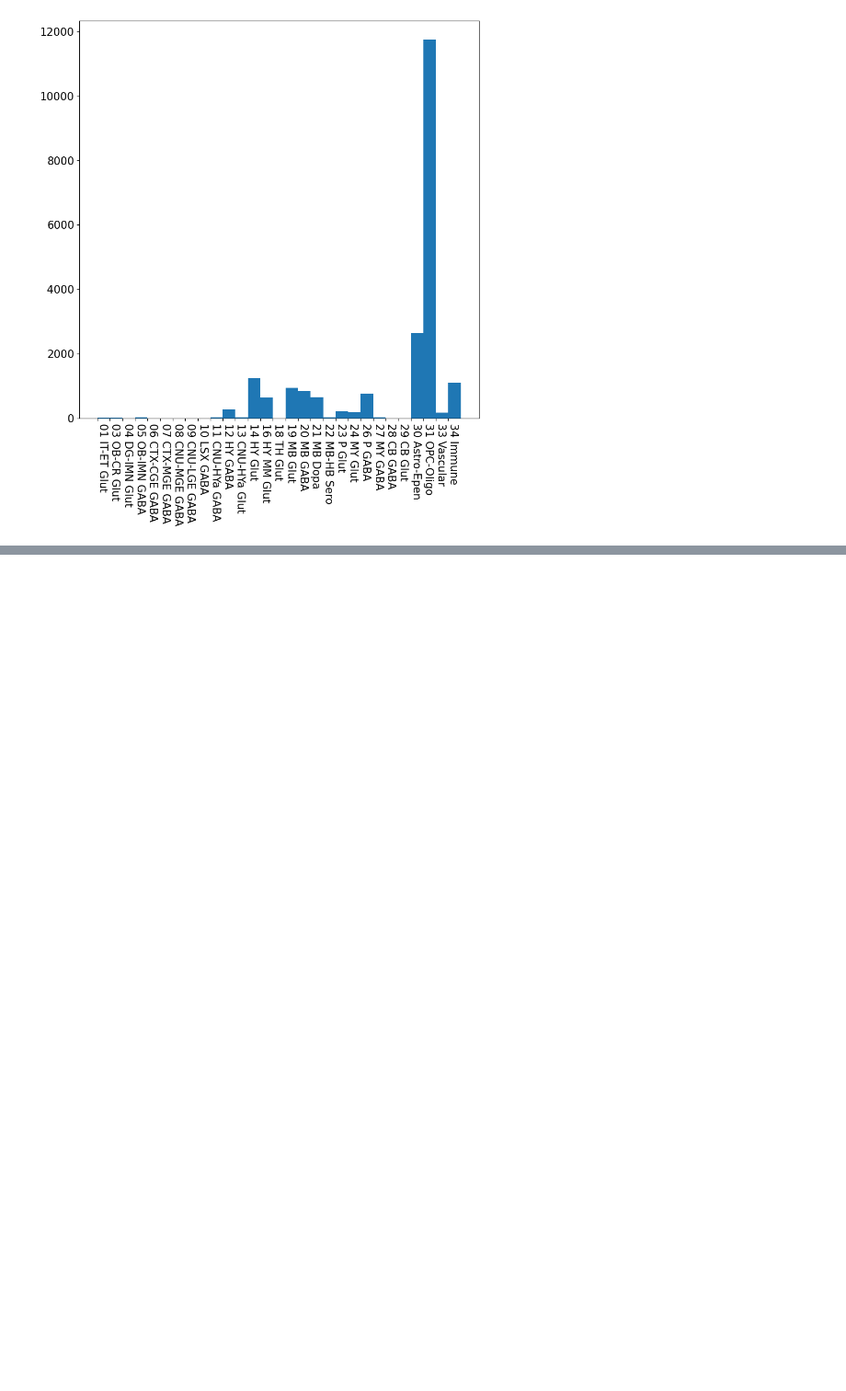
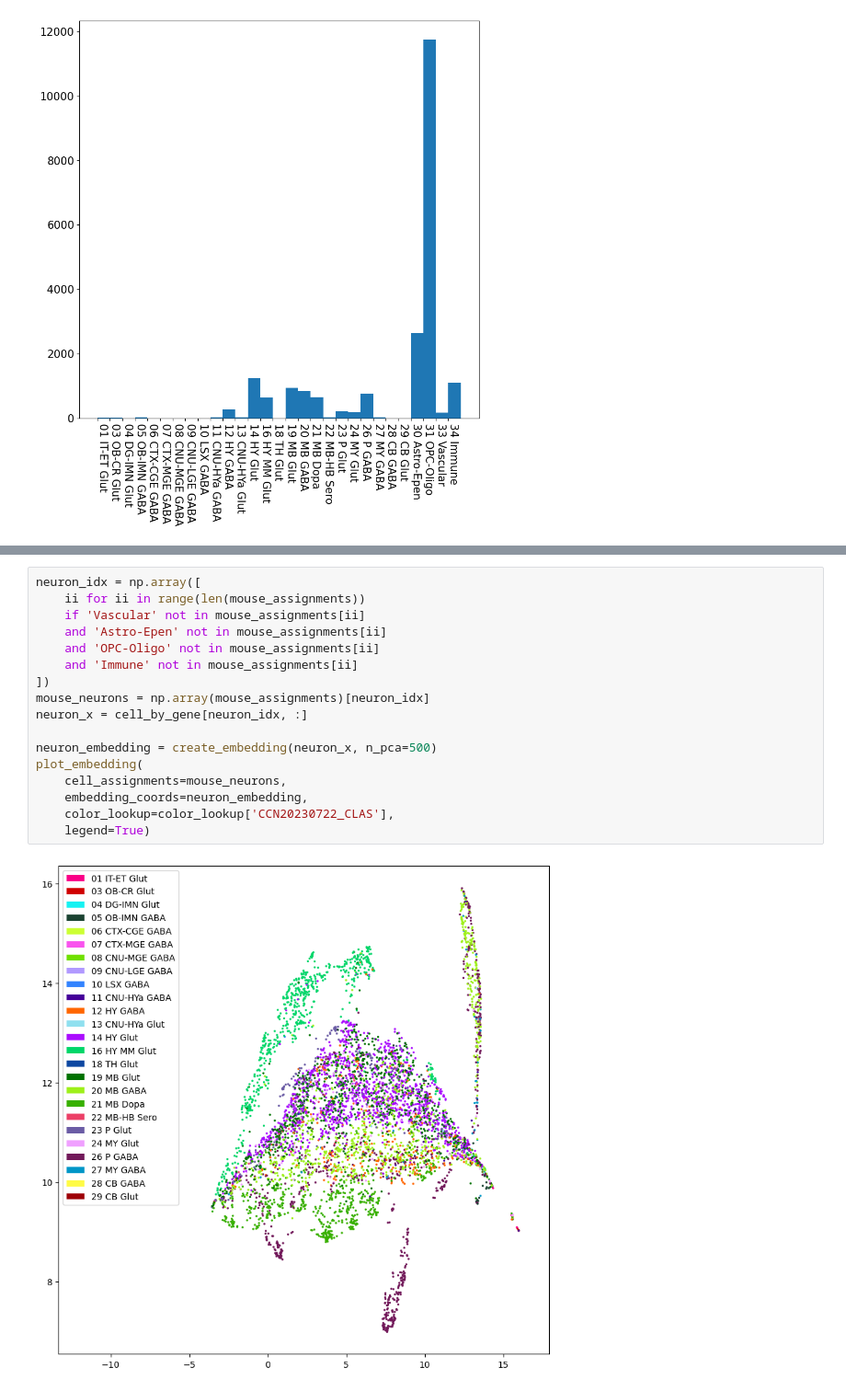
Before and after one commit to AllenInstitute/cell_type_mapper, a Jupyter notebook: examples/cross_species_mapping.ipynb, the cells around one changed output, grey strips where cells are left out. Shown: that part at 92% size. Saved outputs shown, nothing was run; the diff lists cells and outputs as text; blank space fills up the shorter version.

```diff
--- a/examples/cross_species_mapping.ipynb
+++ b/examples/cross_species_mapping.ipynb
@@ -336,0 +411,19 @@ n_glut: 3273 n_gaba: 1989
+# %%
+neuron_idx = np.array([
+    ii for ii in range(len(mouse_assignments))
+    if 'Vascular' not in mouse_assignments[ii]
+    and 'Astro-Epen' not in mouse_assignments[ii]
+    and 'OPC-Oligo' not in mouse_assignments[ii]
+    and 'Immune' not in mouse_assignments[ii]
+])
+mouse_neurons = np.array(mouse_assignments)[neuron_idx]
+neuron_x = cell_by_gene[neuron_idx, :]
+
+neuron_embedding = create_embedding(neuron_x, n_pca=500)
+plot_embedding(
+    cell_assignments=mouse_neurons,
+    embedding_coords=neuron_embedding,
+    color_lookup=color_lookup['CCN20230722_CLAS'],
+    legend=True)
+# %% [output]
+[figure, added]
```
Also changed, not shown: parts of 14 cells of this notebook.
